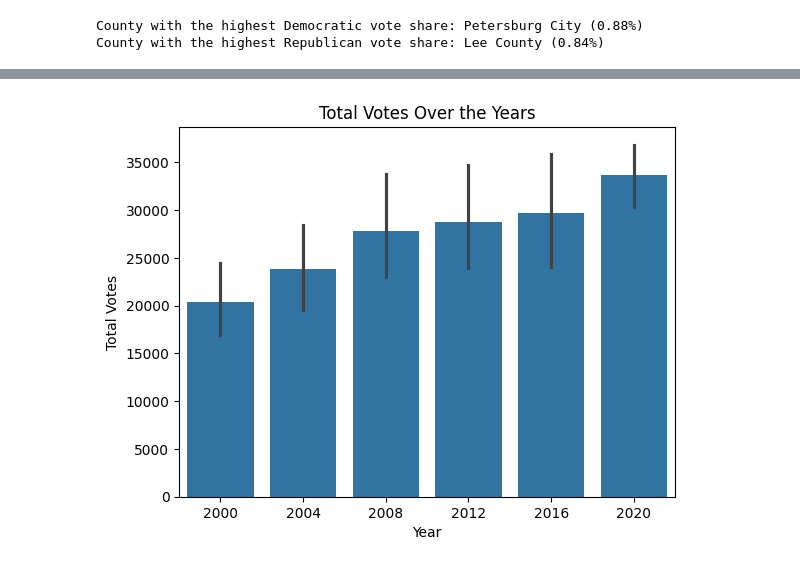
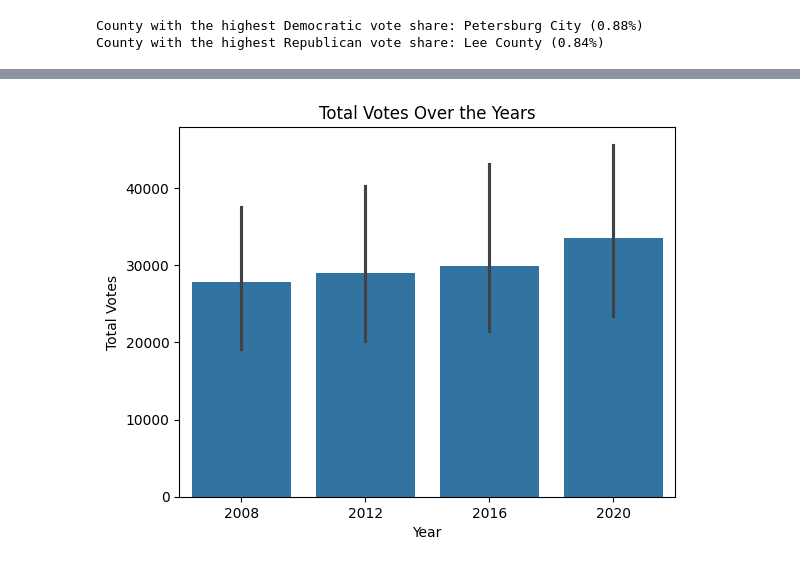
Before and after one commit to Catherine-Nguyen88/project_voting, a Jupyter notebook: Voting_Rhiannon's_Part.ipynb, the cells around one changed output, grey strips where cells are left out. Drawn from its saved outputs; the diff is of its cells as text; code cells hidden in the pictures.

```diff
--- a/Voting_Rhiannon's_Part.ipynb
+++ b/Voting_Rhiannon's_Part.ipynb
@@ -669,0 +614,7 @@ VA_estimates.head()
+# %%
+#New merged dataset final
+df = pd.read_csv('/content/project_voting/net_votes.csv')
+df
+
+#for idx, col_name in enumerate(df.columns):
+   # print(f"Column Name: {col_name}, Index: {idx}")
@@ -670,9 +635,10 @@ VA_estimates.head()
 # %%
+#New EDA
 #Total Votes over the year
-sns.barplot(x='year', y='totalvotes', data=VA_estimates)
+sns.barplot(x='year', y='totalvotes', data=df)
 plt.title('Total Votes Over the Years')
 plt.xlabel('Year')
 plt.ylabel('Total Votes')
 plt.show()
 # %% [output]
-[figure, old version]
+[figure, new version]
```
Also changed, not shown: parts of 16 cells of this notebook.
